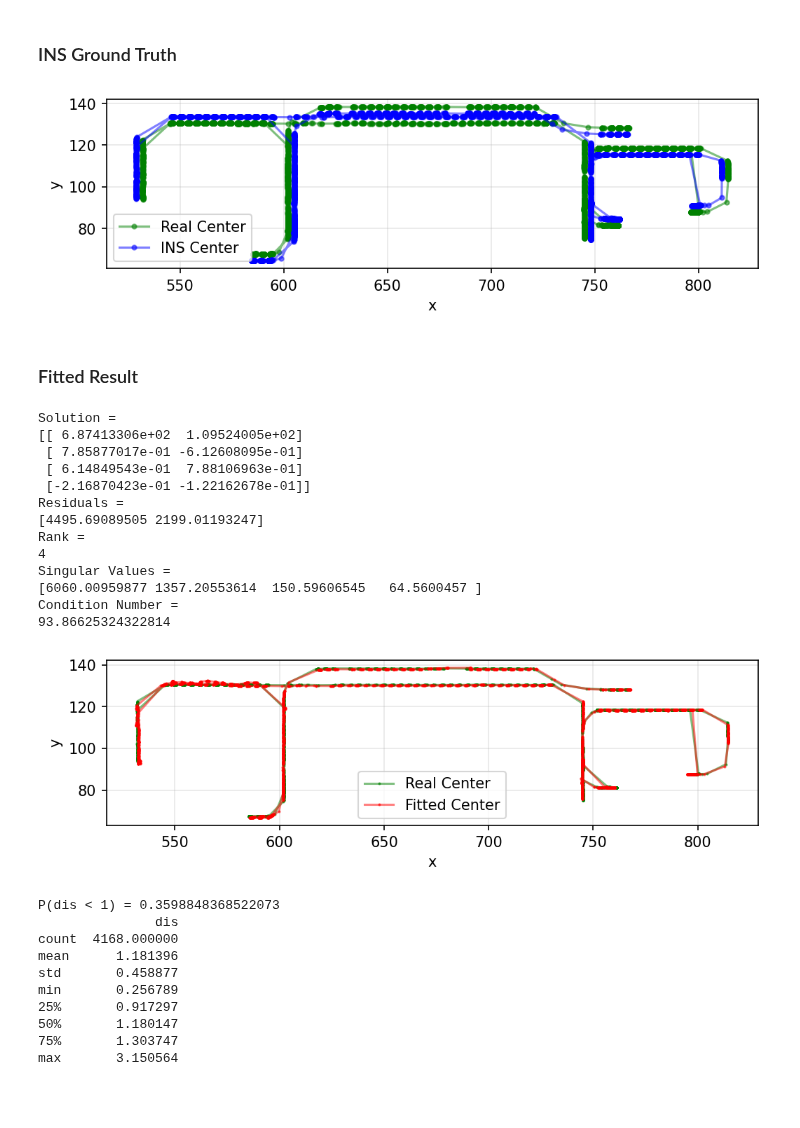
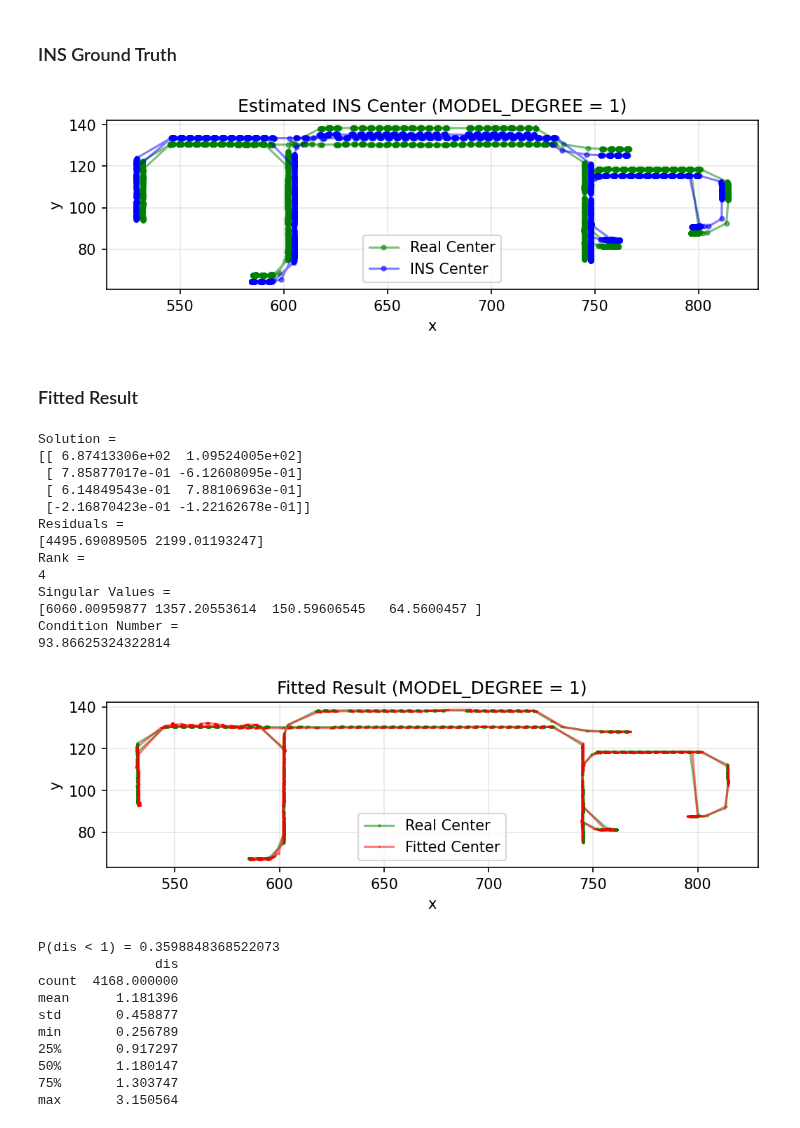
Before and after one commit to PeterAlbus/agv_parameter_visualization, a Jupyter notebook: coordinate_transform.ipynb, the cells around one changed output. Saved outputs shown, nothing was run; the diff lists cells and outputs as text; code cells hidden in the pictures; blank space fills up the shorter version.

```diff
--- a/coordinate_transform.ipynb
+++ b/coordinate_transform.ipynb
@@ -39,34 +39,20 @@ csv_paths = [
 df_log = pd.concat([
     pd.read_csv(path, index_col=0) for path in csv_paths
 ])
-df_src_raw = df_log[[
-    "valid",
-    "x_center",
-    "y_center",
-    "x_estimate",
-    "y_estimate",
-    "heading",
-    "gps_latitude",
-    "gps_longitude",
-    "gps_altitude",
-    "gps_lat_integrated",
-    "gps_lon_integrated",
-    "gps_alt_integrated",
-]]
-df_src = df_src_raw.loc[
-    (df_src_raw["valid"] == 1)
-    & (df_src_raw[lla_labels[0]] != 0)
-    & (df_src_raw[lla_labels[1]] != 0)
-    & (df_src_raw[lla_labels[2]] != 0)
-    & ((df_src_raw["x_center"] != df_src_raw["x_estimate"])
-        | (df_src_raw["y_center"] != df_src_raw["y_estimate"]))
-    & np.isfinite(df_src_raw[lla_labels[0]])
-    & np.isfinite(df_src_raw[lla_labels[1]])
-    & np.isfinite(df_src_raw[lla_labels[2]])
-    & ((df_src_raw["x_center"] >= 560) | (df_src_raw["y_center"] >= 90))
+df_src = df_log.loc[
+    (df_log["valid"] == 1)
+    & (df_log[lla_labels[0]] != 0)
+    & (df_log[lla_labels[1]] != 0)
+    & (df_log[lla_labels[2]] != 0)
+    & ((df_log["x_center"] != df_log["x_estimate"])
+        | (df_log["y_center"] != df_log["y_estimate"]))
+    & np.isfinite(df_log[lla_labels[0]])
+    & np.isfinite(df_log[lla_labels[1]])
+    & np.isfinite(df_log[lla_labels[2]])
+    & ((df_log["x_center"] >= 560) | (df_log["y_center"] >= 90))
 ]
 n_src = len(df_src)
-print(f"{n_src} out of {len(df_src_raw)} samples selected")
+print(f"{n_src} out of {len(df_log)} samples selected")
 
 lat = df_src[lla_labels[0]].to_numpy()
 lon = df_src[lla_labels[1]].to_numpy()
@@ -283,27 +283,28 @@ def ins_to_center(ins_x, ins_y, heading):
 # %%
 x_ins, y_ins = center_to_ins(x_center, y_center, heading)
 
 fig = plt.figure(figsize=(8, 6), dpi=150)
 fig.set_facecolor("#fff")
 ax = fig.add_subplot()
 
 ax.plot(x_center, y_center, "g.-", alpha=0.5, label="Real Center")
 ax.plot(x_ins, y_ins, "b.-", alpha=0.5, label="INS Center")
 
 # x_center_recovered, y_center_recovered = \
 #     ins_to_center(x_ins, y_ins, heading)
 # ax.plot(x_center_recovered, y_center_recovered, "y-",
 #         alpha=0.5, label="Recovered Center")
 
 ax.set(
+    title=f"Estimated INS Center (MODEL_DEGREE = {MODEL_DEGREE})",
     xlabel="x",
     ylabel="y",
     aspect="equal",
 )
-ax.legend()
+ax.legend(loc="lower center")
 ax.grid(alpha=0.3)
 # %% [output]
-[figure, old version]
+[figure, new version]
 # %% [markdown]
 ### Fitted Result
 # %%
@@ -312,12 +313,24 @@ A_fit = np.hstack([
     e.reshape(column_shape),
     n.reshape(column_shape),
     u.reshape(column_shape),
-    # (e * n).reshape(column_shape),
-    # (n * u).reshape(column_shape),
-    # (u * e).reshape(column_shape),
-    # (e ** 2).reshape(column_shape),
-    # (n ** 2).reshape(column_shape),
-    # (u ** 2).reshape(column_shape),
+    *(
+        [
+            (e * n).reshape(column_shape),
+            (n * u).reshape(column_shape),
+            (u * e).reshape(column_shape),
+        ]
+        if MODEL_DEGREE >= 1.5
+        else []
+    ),
+    *(
+        [
+            (e ** 2).reshape(column_shape),
+            (n ** 2).reshape(column_shape),
+            (u ** 2).reshape(column_shape),
+        ]
+        if MODEL_DEGREE >= 2
+        else []
+    ),
 ])
 b_fit = np.hstack([
     x_ins.reshape(column_shape),
@@ -351,15 +364,16 @@ fig.set_facecolor("#fff")
 ax = fig.add_subplot()
 
 ax.plot(x_center, y_center, "g.-", ms=2, alpha=0.5, label="Real Center")
-ax.plot(x_center_fitted, y_center_fitted, "r.-", ms=2,
+ax.plot(x_center_fitted, y_center_fitted, "r.-", ms=1,
         alpha=0.5, label="Fitted Center")
 
 ax.set(
+    title=f"Fitted Result (MODEL_DEGREE = {MODEL_DEGREE})",
     xlabel="x",
     ylabel="y",
     aspect="equal",
 )
-ax.legend()
+ax.legend(loc="lower center")
 ax.grid(alpha=0.3)
 # %% [output]
 Solution =
@@ -375,7 +389,7 @@ Singular Values =
 [6060.00959877 1357.20553614  150.59606545   64.5600457 ]
 Condition Number =
 93.86625324322814
-[figure, old version]
+[figure, new version]
 # %%
 df_comp = pd.DataFrame({
     "x_center": x_center,
```
Also changed, not shown: parts of 10 cells of this notebook.
